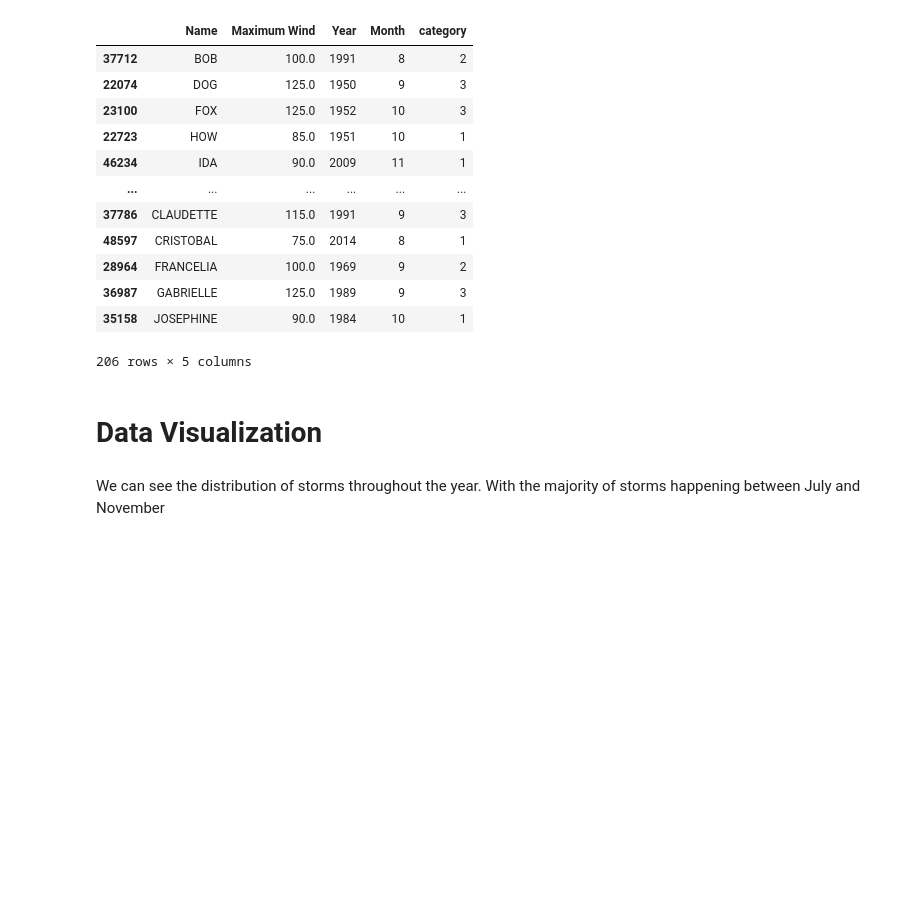
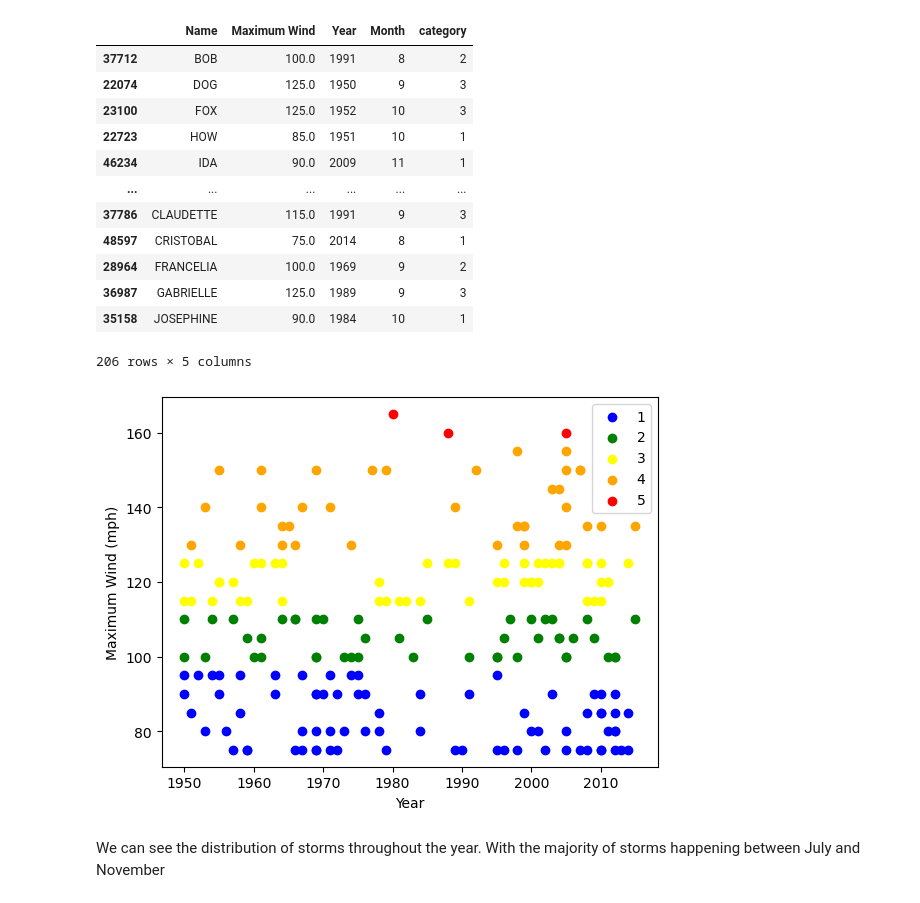
Before and after one commit to DanielBrechner/hurrdat_co2, a Jupyter notebook: atlantic_hurricanes.ipynb, the cells around one changed output. Cells and saved outputs as stored; diff of their text form; code cells hidden in the pictures; blank space fills up the shorter version.

Commit message:
cat1-5 loop and plot

```diff
--- a/atlantic_hurricanes.ipynb
+++ b/atlantic_hurricanes.ipynb
@@ -218,5 +223,3 @@ max_wind_speeds
 206 rows × 5 columns
 # %%
 max_wind_speeds.to_csv('hurr_categories.csv', index=False)
-# %% [markdown]
-# Data Visualization
@@ -223,3 +247,19 @@ max_wind_speeds.to_csv('hurr_categories.csv', index=False)
+# %%
+color_dict = {1: 'blue', 2: 'green', 3: 'yellow', 4: 'orange', 5: 'red'}
+
+
+for category, group in max_wind_speeds.groupby('category'):
+    plt.scatter(group['Year'], group['Maximum Wind'], color=color_dict[category], label=category)
+
+# add a legend and axis labels
+plt.legend()
+plt.xlabel('Year')
+plt.ylabel('Maximum Wind (mph)')
+
+# show the plot
+plt.show()
+# %% [output]
+[figure, added]
 # %%
 x = max_wind_speeds['Year']
 y = max_wind_speeds['Maximum Wind']
```
Also changed, not shown: parts of 4 cells of this notebook.
